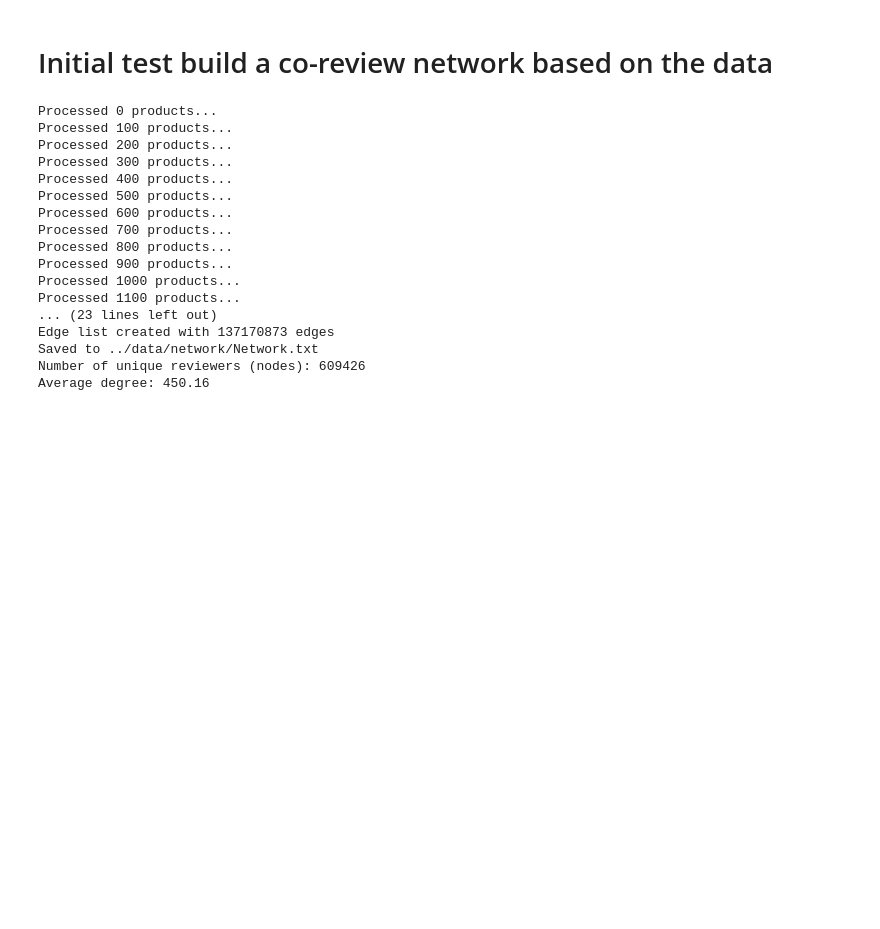
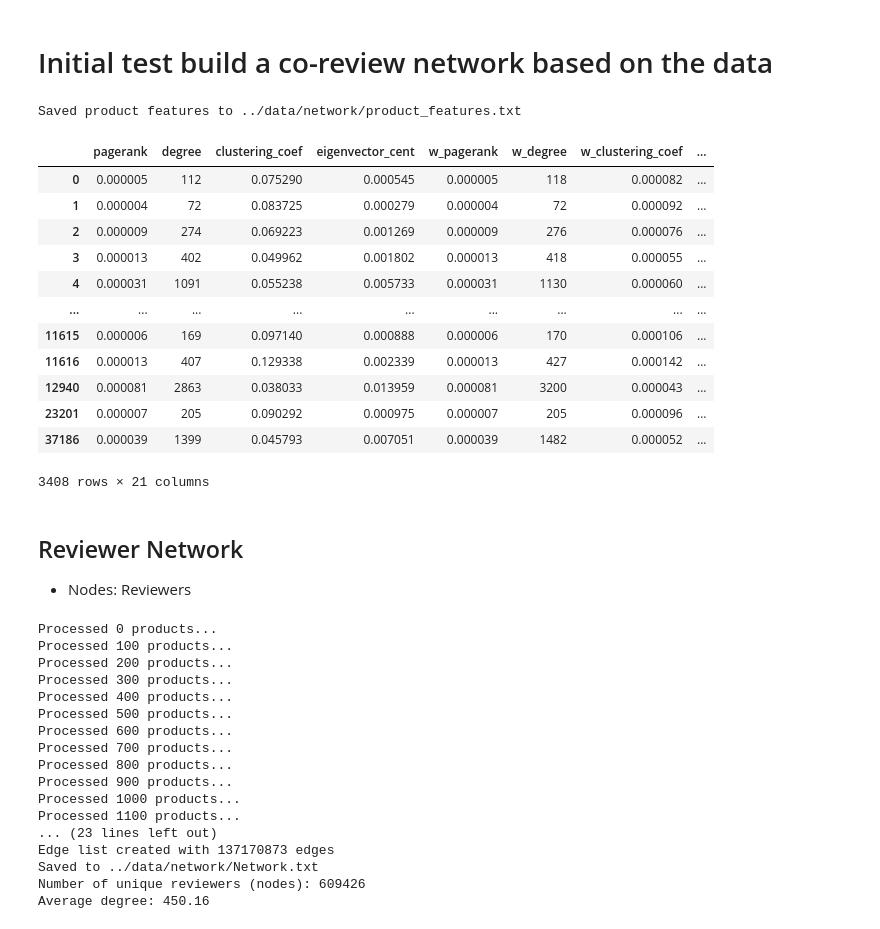
Before and after one commit to leyaoliatan/he_amazon, a Jupyter notebook: pynotebook/dea.ipynb, the cells around one changed output. Cells and saved outputs as stored; diff of their text form; code cells hidden in the pictures; blank space fills up the shorter version.

Commit message:
product netwrok info added

```diff
--- a/pynotebook/dea.ipynb
+++ b/pynotebook/dea.ipynb
@@ -132,6 +132,34 @@ label_df = pd.read_csv(label_path)
 with open('../data/network/ProductLabel.txt', 'w') as f:
     for index, row in label_df.iterrows():
         f.write(f"{int(row['product_ID'])} {int(row['fake'])}\n")
+# %%
+#save feature txt
+## we filter product df with product ids in label df
+product_df = product_df[product_df['product_ID'].isin(label_df['product_ID'])]
+## we now save the filtered product df to txt
+# Save as tab-separated text file
+output_path = '../data/network/product_features.txt'
+product_df.to_csv(output_path, sep='\t', index=False)
+print(f"Saved product features to {output_path}")
+product_df
+# %% [output]
+Saved product features to ../data/network/product_features.txt
+|  | pagerank | degree | clustering_coef | eigenvector_cent | w_pagerank | w_degree | w_clustering_coef | ... |
+| 0 | 0.000005 | 112 | 0.075290 | 0.000545 | 0.000005 | 118 | 0.000082 | ... |
+| 1 | 0.000004 | 72 | 0.083725 | 0.000279 | 0.000004 | 72 | 0.000092 | ... |
+| 2 | 0.000009 | 274 | 0.069223 | 0.001269 | 0.000009 | 276 | 0.000076 | ... |
+| 3 | 0.000013 | 402 | 0.049962 | 0.001802 | 0.000013 | 418 | 0.000055 | ... |
+| 4 | 0.000031 | 1091 | 0.055238 | 0.005733 | 0.000031 | 1130 | 0.000060 | ... |
+| ... | ... | ... | ... | ... | ... | ... | ... | ... |
+| 11615 | 0.000006 | 169 | 0.097140 | 0.000888 | 0.000006 | 170 | 0.000106 | ... |
+| 11616 | 0.000013 | 407 | 0.129338 | 0.002339 | 0.000013 | 427 | 0.000142 | ... |
+| 12940 | 0.000081 | 2863 | 0.038033 | 0.013959 | 0.000081 | 3200 | 0.000043 | ... |
+| 23201 | 0.000007 | 205 | 0.090292 | 0.000975 | 0.000007 | 205 | 0.000096 | ... |
+| 37186 | 0.000039 | 1399 | 0.045793 | 0.007051 | 0.000039 | 1482 | 0.000052 | ... |
+3408 rows × 21 columns
+# %% [markdown]
+## Reviewer Network
+- Nodes: Reviewers
 # %%
 # Group reviews by product_ID to find reviewers for each product
 product_reviewers = filtered_review_df.groupby('product_ID')['reviewer_ID'].apply(list).reset_index()
```
Also changed, not shown: parts of 2 cells of this notebook, 2 other files.
